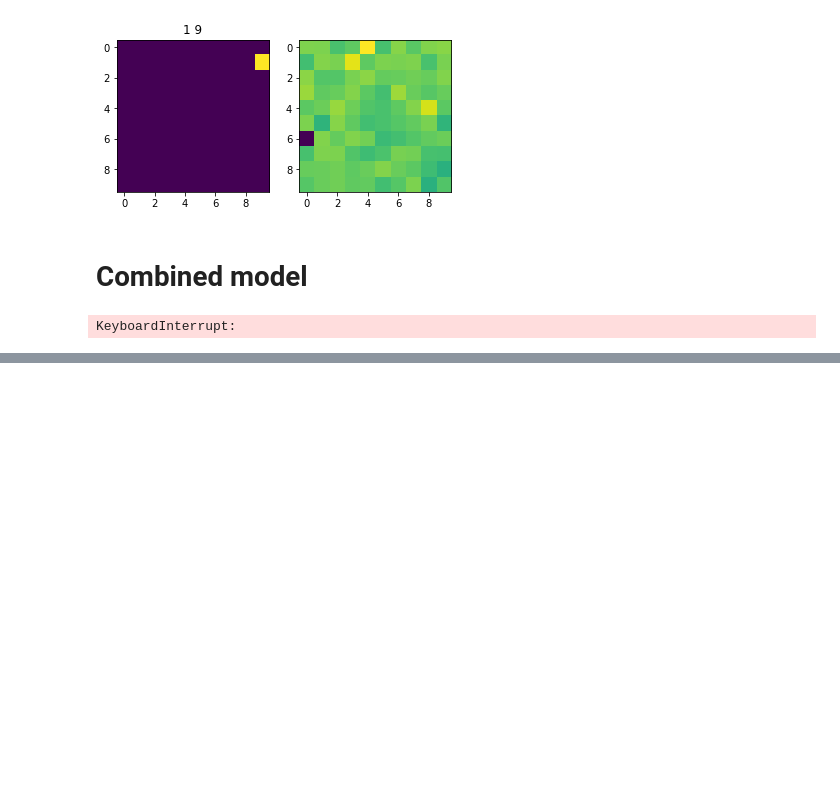
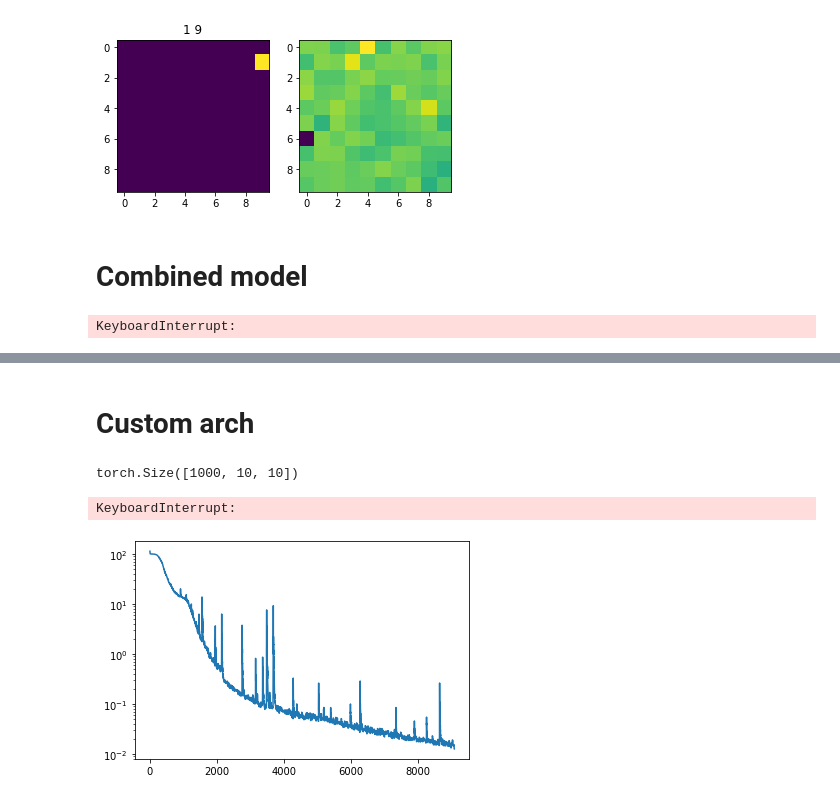
Before and after one commit to sergeivolodin/causality-disentanglement-rl, a Jupyter notebook: sparse_causal_model_learner_rl/configs/ae_positions.ipynb, the cells around one changed output, grey strips where cells are left out. Drawn from its saved outputs; the diff is of its cells as text; code cells hidden in the pictures; blank space fills up the shorter version.

```diff
--- a/sparse_causal_model_learner_rl/configs/ae_positions.ipynb
+++ b/sparse_causal_model_learner_rl/configs/ae_positions.ipynb
@@ -185,0 +186,2 @@ for _ in range(3):
+# %% [markdown]
+# Custom arch
@@ -185,0 +273,29 @@ for _ in range(3):
+# %%
+X, (xs, ys) = get_xy()
+data = torch.from_numpy(X).cuda()
+(rec(dec(data)) - data).shape
+# %% [output]
+torch.Size([1000, 10, 10])
+# %%
+losses = []
+# %%
+opt = torch.optim.Adam(list(rec.parameters()) + list(dec.parameters()),
+                       lr=1e-4)
+# %%
+for i in tqdm(range(10000)):
+    if i % 10 == 0:
+        X, (xs, ys) = get_xy()
+        data = torch.from_numpy(X).cuda()
+
+    opt.zero_grad()
+    l = loss()
+    l.backward()
+    opt.step()
+    losses.append(l.item())
+# %% [output]
+KeyboardInterrupt:
+# %%
+plt.plot(losses)
+plt.yscale('log')
+# %% [output]
+[figure, added]
```
Also changed, not shown: parts of 7 cells of this notebook.
